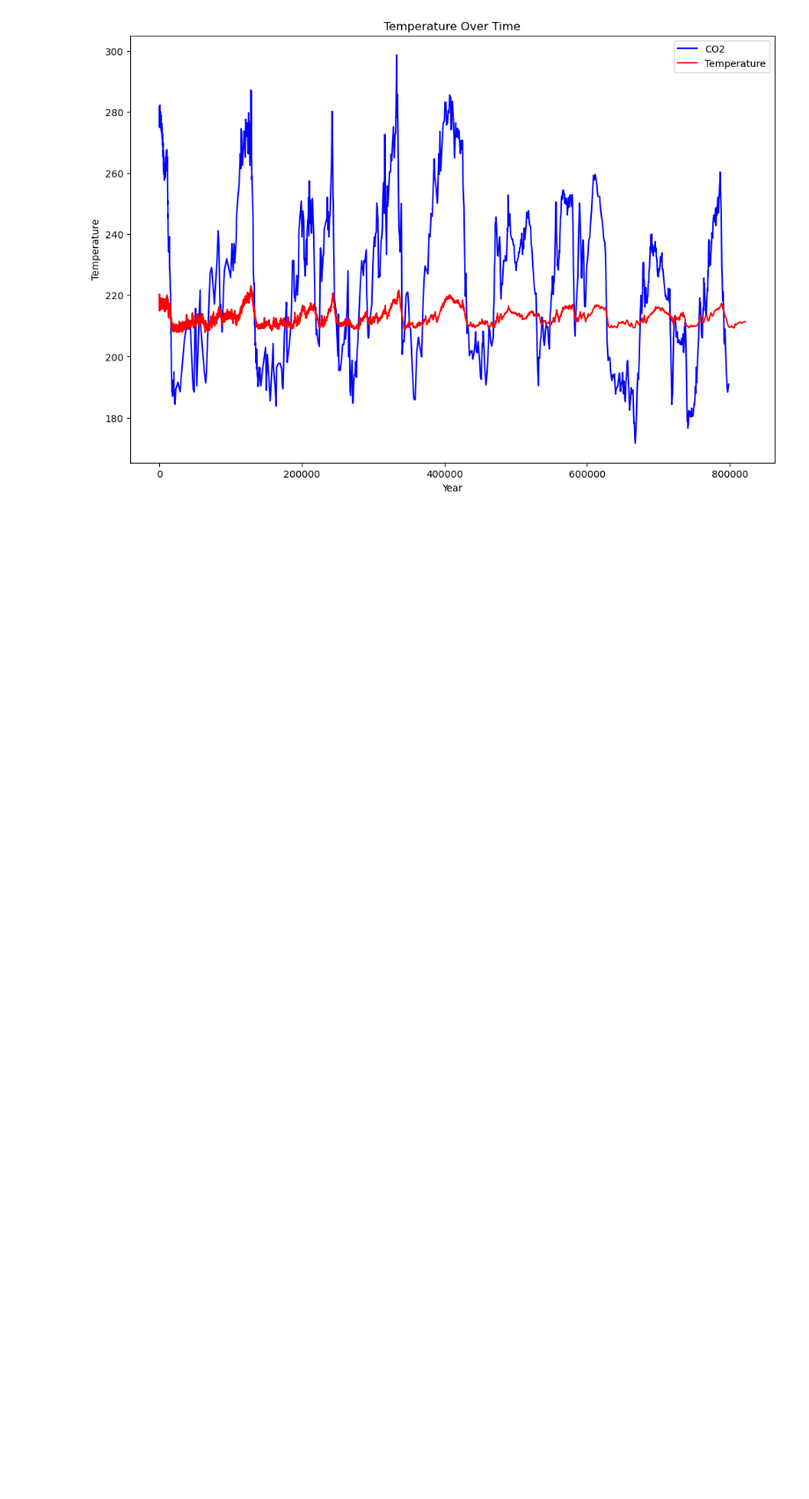
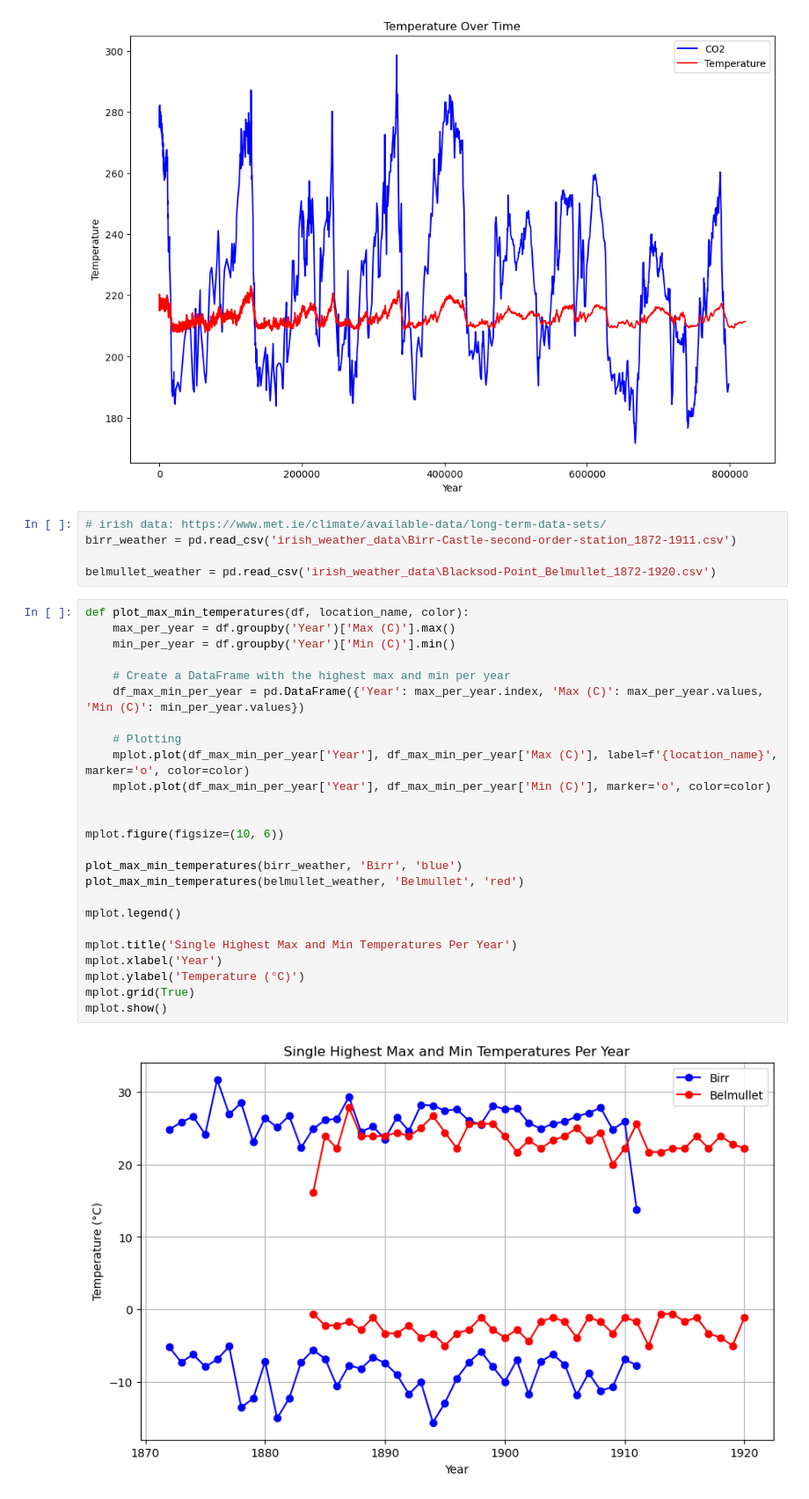
Before and after one commit to frankquinn89/PROGRAMMING_FOR_DATA_ANALYSIS_2, a Jupyter notebook: project.ipynb, the cells around one changed output. Shown at 88% size. Drawn from its saved outputs; the diff is of its cells as text; blank space fills up the shorter version.

Commit message:
added function to plot irish weather

```diff
--- a/project.ipynb
+++ b/project.ipynb
@@ -57,3 +57,35 @@ mplot.legend()
 mplot.show()
 # %% [output]
 [figure]
+# %%
+# irish data: https://www.met.ie/climate/available-data/long-term-data-sets/
+birr_weather = pd.read_csv('irish_weather_data\Birr-Castle-second-order-station_1872-1911.csv')
+
+belmullet_weather = pd.read_csv('irish_weather_data\Blacksod-Point_Belmullet_1872-1920.csv')
+# %%
+def plot_max_min_temperatures(df, location_name, color):
+    max_per_year = df.groupby('Year')['Max (C)'].max()
+    min_per_year = df.groupby('Year')['Min (C)'].min()
+
+    # Create a DataFrame with the highest max and min per year
+    df_max_min_per_year = pd.DataFrame({'Year': max_per_year.index, 'Max (C)': max_per_year.values, 'Min (C)': min_per_year.values})
+
+    # Plotting
+    mplot.plot(df_max_min_per_year['Year'], df_max_min_per_year['Max (C)'], label=f'{location_name}', marker='o', color=color)
+    mplot.plot(df_max_min_per_year['Year'], df_max_min_per_year['Min (C)'], marker='o', color=color)
+
+
+mplot.figure(figsize=(10, 6))
+
+plot_max_min_temperatures(birr_weather, 'Birr', 'blue')
+plot_max_min_temperatures(belmullet_weather, 'Belmullet', 'red')
+
+mplot.legend()
+
+mplot.title('Single Highest Max and Min Temperatures Per Year')
+mplot.xlabel('Year')
+mplot.ylabel('Temperature (°C)')
+mplot.grid(True)
+mplot.show()
+# %% [output]
+[figure, added]
```
